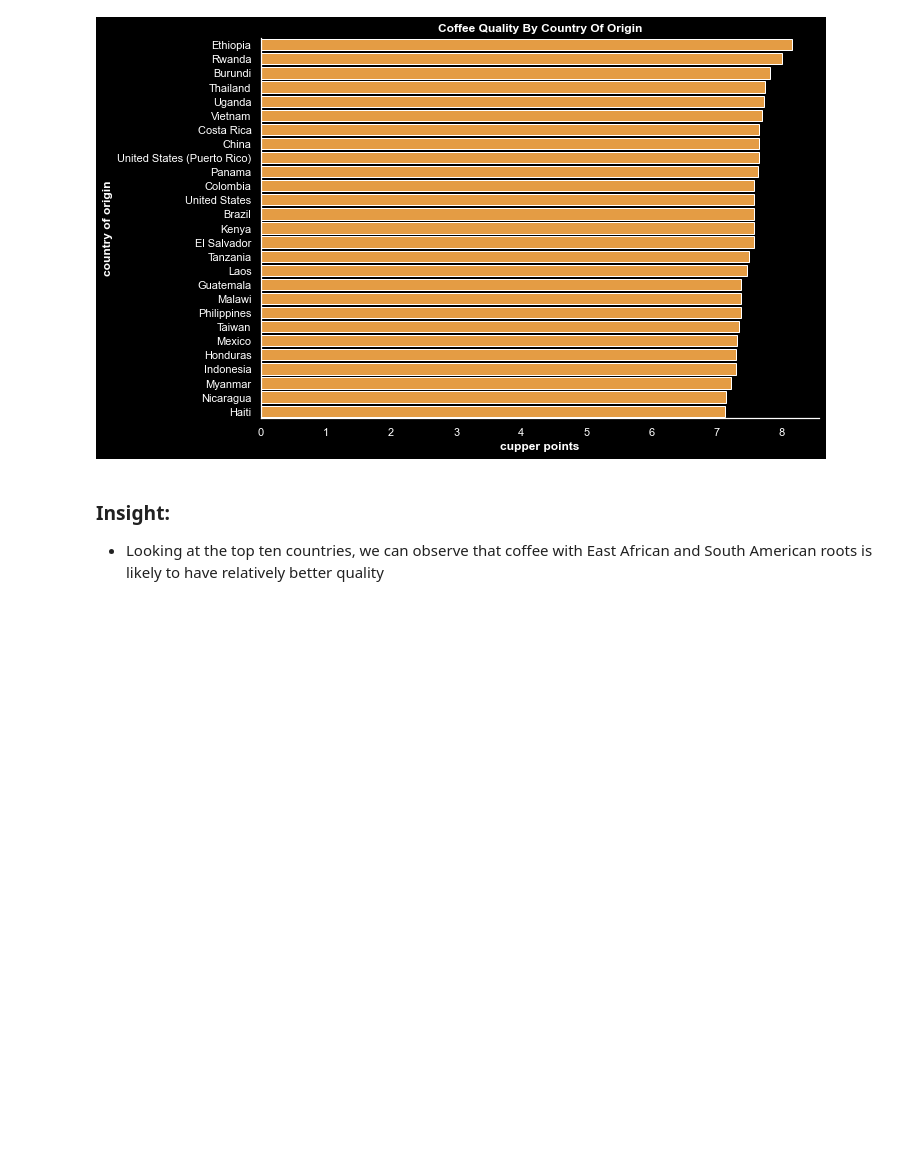
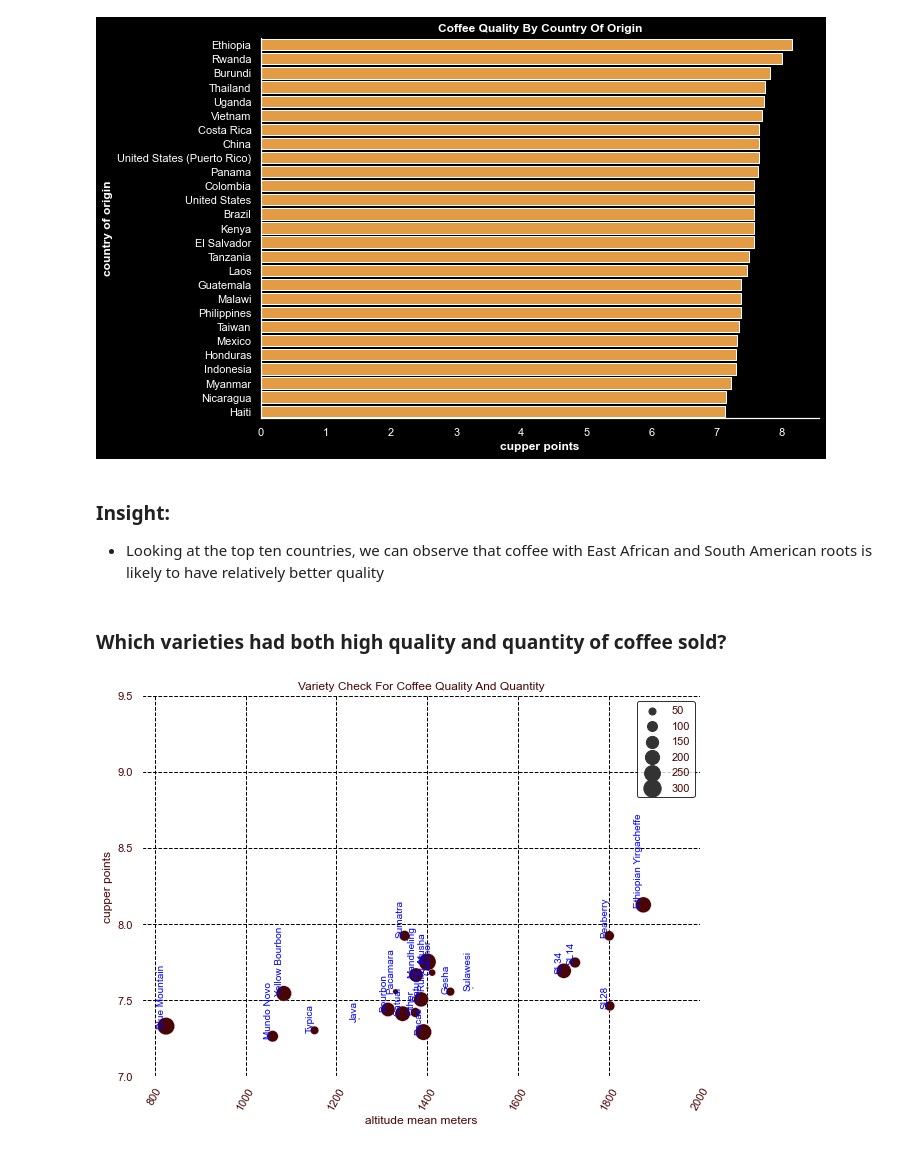
Before and after one commit to Leroywrld/Monitoring-Coffee-Quality, a Jupyter notebook: Coffee_Explore.ipynb, the cells around one changed output. Saved outputs shown, nothing was run; the diff lists cells and outputs as text; code cells hidden in the pictures; blank space fills up the shorter version.

```diff
--- a/Coffee_Explore.ipynb
+++ b/Coffee_Explore.ipynb
@@ -470,0 +538,11 @@ make_barplot(df=by_country,
+# %% [markdown]
+### Which varieties had both high quality and quantity of coffee sold?
+# %%
+make_bubblechart(df=by_variety,
+                col_x='altitude_mean_meters',
+                col_y='cupper_points',
+                size_col='number_of_bags',
+                text_col='variety',
+                title='variety check for coffee quality and quantity')
+# %% [output]
+[figure, added]
```
Also changed, not shown: parts of 14 cells of this notebook.
